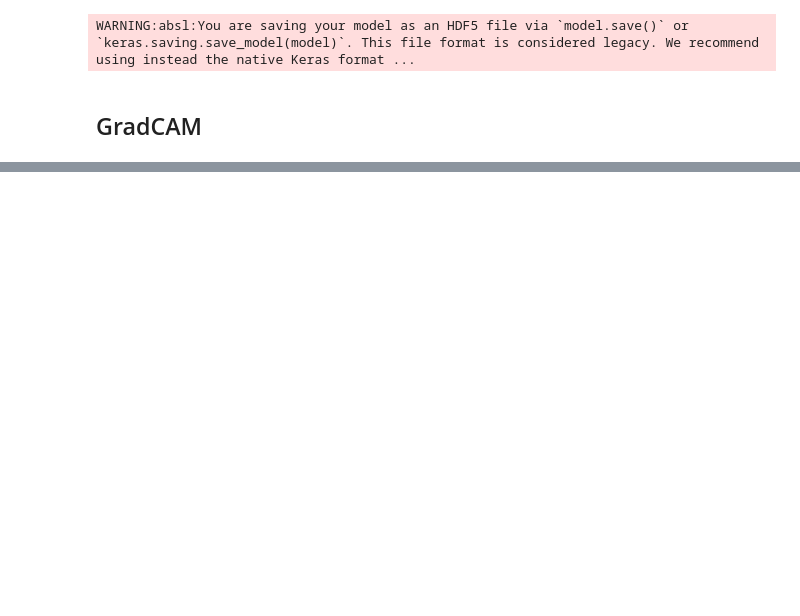
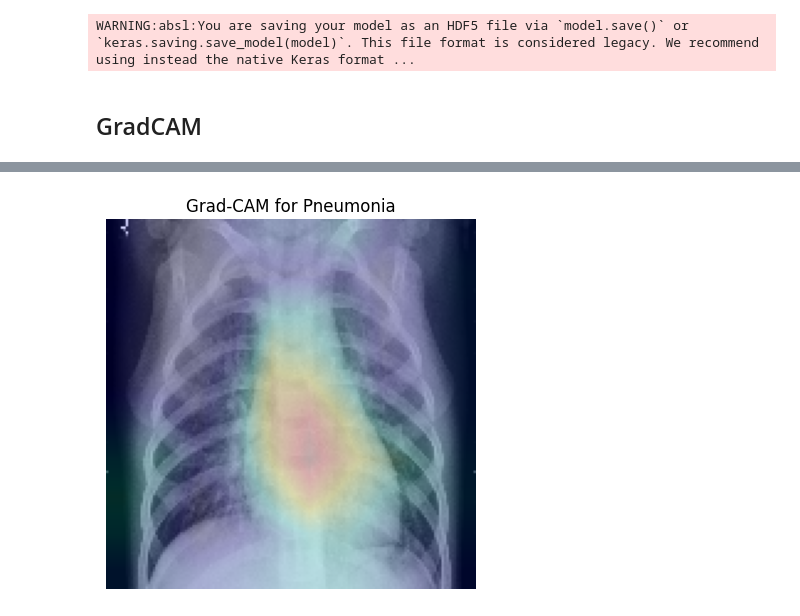
Before and after one commit to AKButani/ML4H_Project2, a Jupyter notebook: Part2.ipynb, the cells around one changed output, grey strips where cells are left out. Drawn from its saved outputs; the diff is of its cells as text; code cells hidden in the pictures; blank space fills up the shorter version.

```diff
--- a/Part2.ipynb
+++ b/Part2.ipynb
@@ -464,0 +468,8 @@ Predicted class: [0.5589921]
+# %%
+img4, orig_gray4 = preprocess_image(os.path.join('chest_xray', 'test', 'PNEUMONIA', 'person1640_virus_2839.jpeg'))
+pred4 = model.predict(img4)
+print(f"Predicted class: {pred4[0]}")
+cam4 = compute_gradcam(model, img4, last_conv_layer)
+orig_rgb4 = np.stack([orig_gray4]*3, axis=-1)
+display_gradcam(cam4, orig_rgb4, title="Grad-CAM for Pneumonia")
+# %% [output]
@@ -464,0 +479 @@ Predicted class: [0.5589921]
+[figure, added]
```
Also changed, not shown: parts of 21 cells of this notebook, 1 other file.
